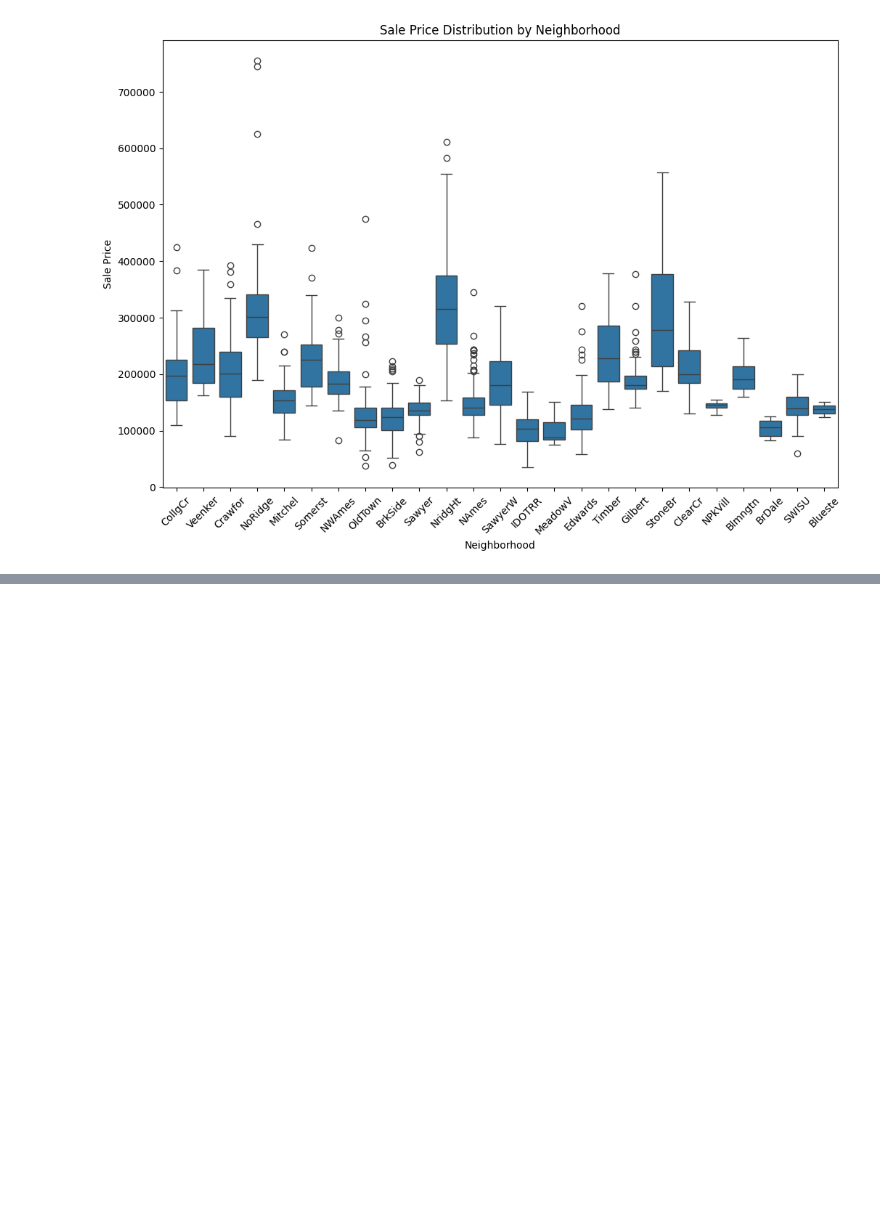
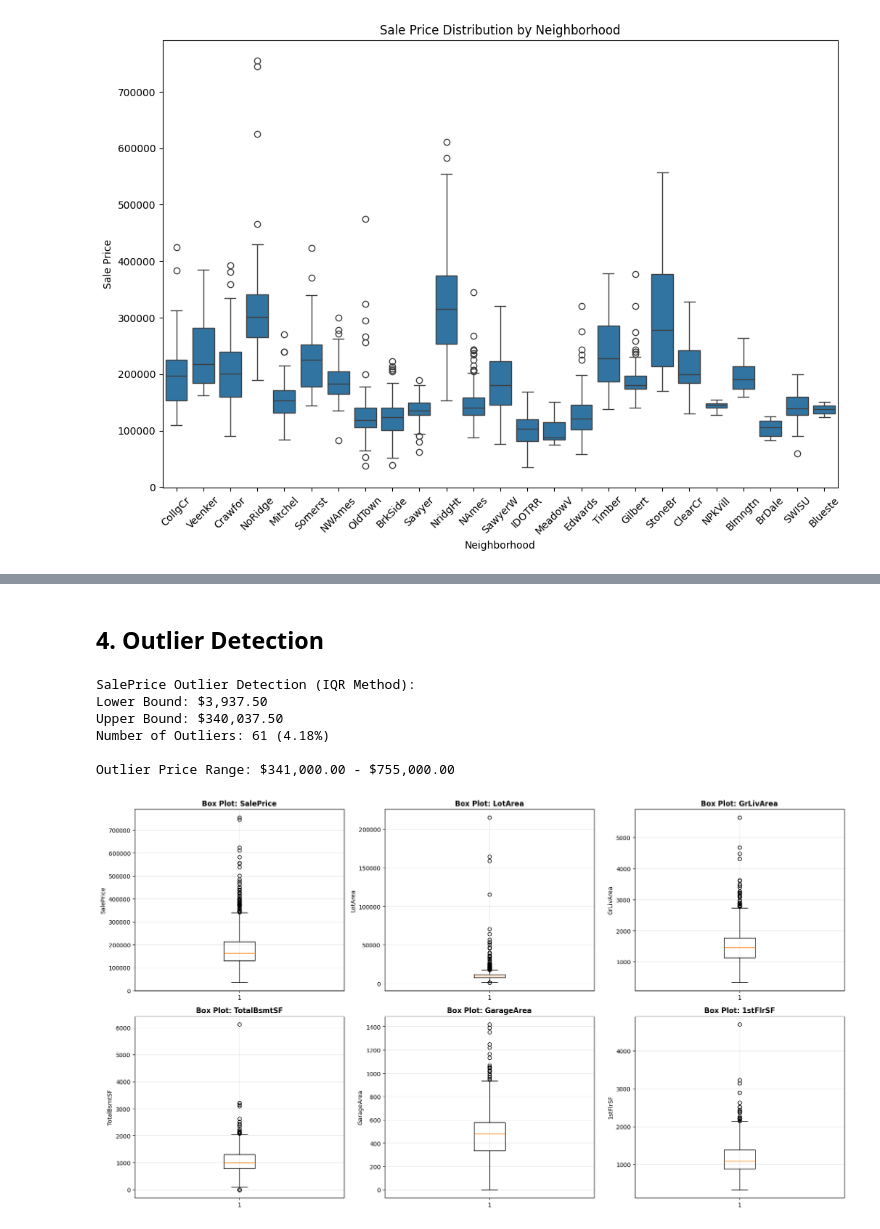
Before and after one commit to ghulamhaider65/Pricing-Demand-Optimization-for-a-Real-Estate-Market-Using-Statistical-Inference, a Jupyter notebook: notebooks/02_statistical_eda.ipynb, the cells around one changed output, grey strips where cells are left out. Cells and saved outputs as stored; diff of their text form; code cells hidden in the pictures; blank space fills up the shorter version.

```diff
--- a/notebooks/02_statistical_eda.ipynb
+++ b/notebooks/02_statistical_eda.ipynb
@@ -87,0 +241,44 @@ plt.show()
+# %% [markdown]
+## 4. Outlier Detection
+# %%
+# IQR method for outlier detection
+def detect_outliers_iqr(df, column):
+    Q1 = df[column].quantile(0.25)
+    Q3 = df[column].quantile(0.75)
+    IQR = Q3 - Q1
+    lower_bound = Q1 - 1.5 * IQR
+    upper_bound = Q3 + 1.5 * IQR
+    outliers = df[(df[column] < lower_bound) | (df[column] > upper_bound)]
+    return outliers, lower_bound, upper_bound
+
+# Detect outliers in SalePrice
+outliers_price, lower, upper = detect_outliers_iqr(data, 'SalePrice')
+print(f"SalePrice Outlier Detection (IQR Method):")
+print(f"Lower Bound: ${lower:,.2f}")
+print(f"Upper Bound: ${upper:,.2f}")
+print(f"Number of Outliers: {len(outliers_price)} ({len(outliers_price)/len(data)*100:.2f}%)")
+print(f"\nOutlier Price Range: ${outliers_price['SalePrice'].min():,.2f} - ${outliers_price['SalePrice'].max():,.2f}")
+# %% [output]
+SalePrice Outlier Detection (IQR Method):
+Lower Bound: $3,937.50
+Upper Bound: $340,037.50
+Number of Outliers: 61 (4.18%)
+
+Outlier Price Range: $341,000.00 - $755,000.00
+# %%
+# Box plots for multiple variables to visualize outliers
+fig, axes = plt.subplots(2, 3, figsize=(18, 10))
+vars_to_plot = ['SalePrice', 'LotArea', 'GrLivArea', 'TotalBsmtSF', 'GarageArea', '1stFlrSF']
+
+for idx, var in enumerate(vars_to_plot):
+    row = idx // 3
+    col = idx % 3
+    axes[row, col].boxplot(data[var].dropna(), vert=True)
+    axes[row, col].set_title(f'Box Plot: {var}', fontweight='bold')
+    axes[row, col].set_ylabel(var)
+    axes[row, col].grid(True, alpha=0.3)
+
+plt.tight_layout()
+plt.show()
+# %% [output]
+[figure, added]
```
Also changed, not shown: parts of 23 cells of this notebook, 2 other files.
